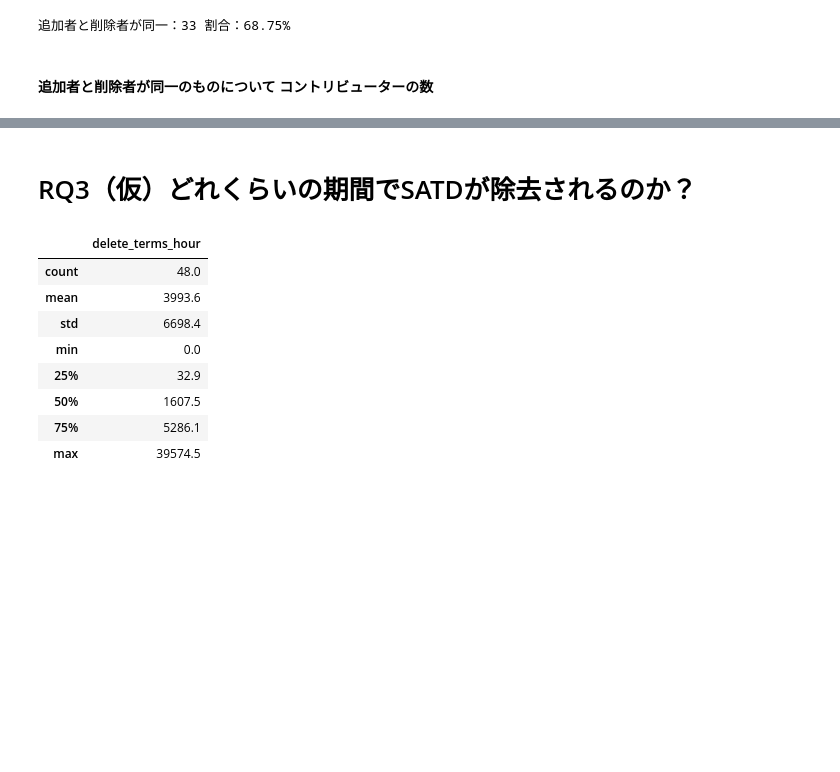
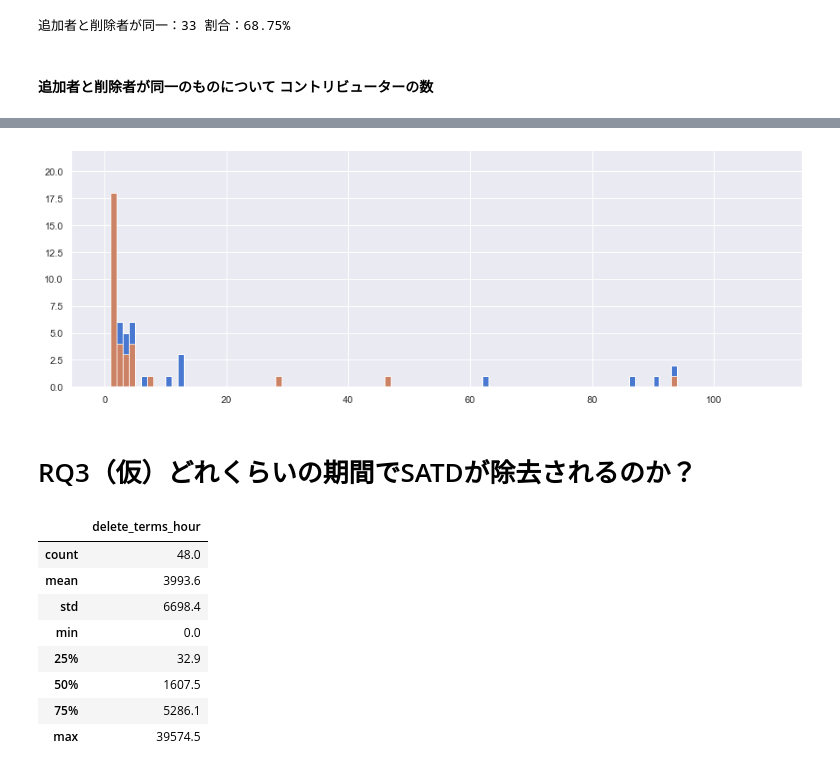
Before and after one commit to shin-shin-01/docker-satd-allrevisions, a Jupyter notebook: rq/rq-classificated/rq.ipynb, the cells around one changed output, grey strips where cells are left out. Drawn from its saved outputs; the diff is of its cells as text; code cells hidden in the pictures; blank space fills up the shorter version.

```diff
--- a/rq/rq-classificated/rq.ipynb
+++ b/rq/rq-classificated/rq.ipynb
@@ -253,3 +220,15 @@ df_same_commiter[["contributors"]].describe()
+# %%
+fig = plt.figure(figsize=(15, 5))
+ax = fig.add_subplot(1,1,1)
+
+# ax.hist([df["contributors"], df_same_commiter["contributors"]], bins=range(0, 110));
+
+df["contributors"].hist(bins=range(0, 110));
+df_same_commiter["contributors"].hist(bins=range(0, 110), alpha=0.8);
+
+plt.ylim(0, 22);
+# %% [output]
+[figure, added]
 # %% [markdown]
 # RQ3（仮）どれくらいの期間でSATDが除去されるのか？
 # %%
```
Also changed, not shown: parts of 11 cells of this notebook, 4 other files.
